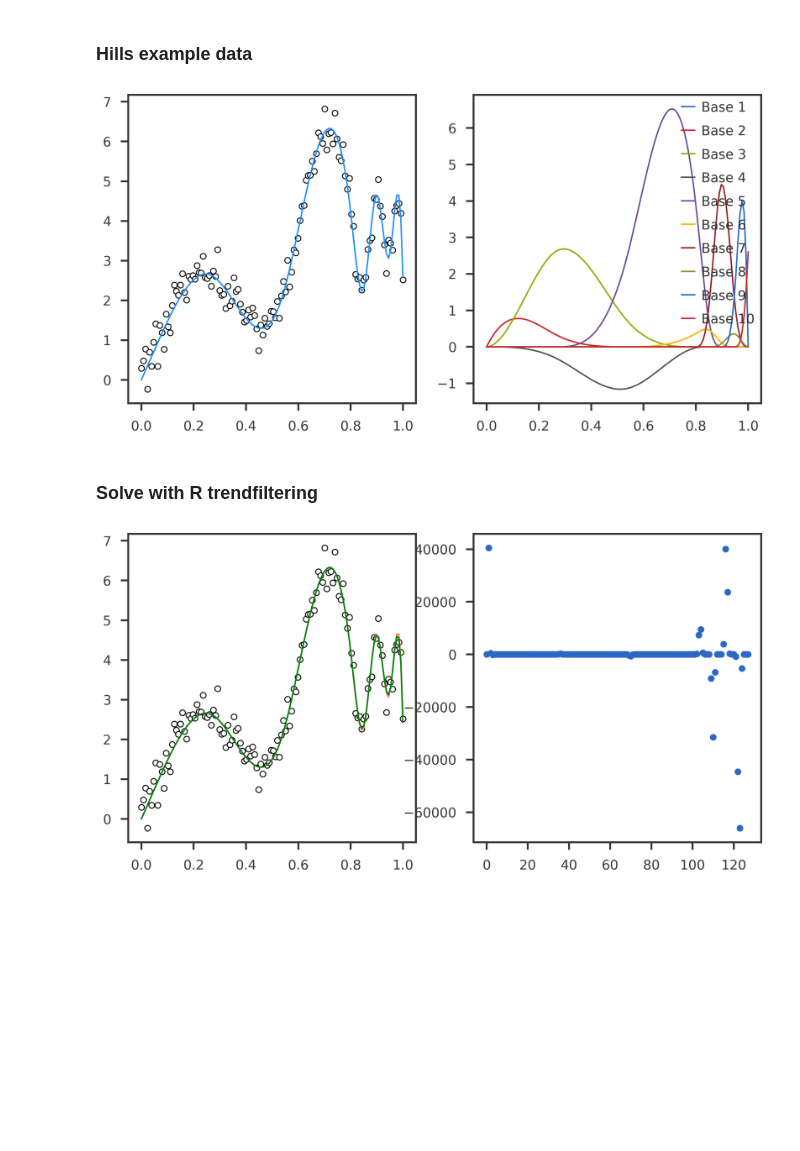
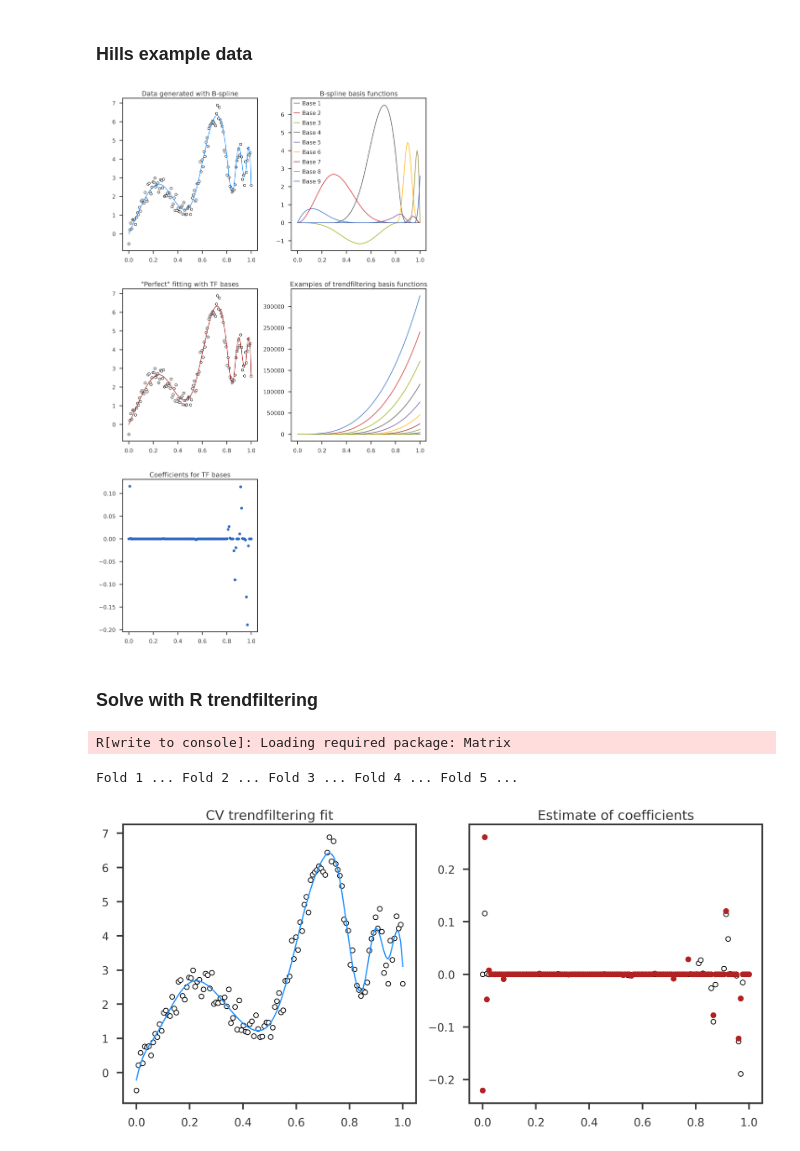
Before and after one commit to banskt/mr-ash-pen-workspace, a Jupyter notebook: notebooks/trendfiltering_examples/understanding_splines_bases.ipynb, the cells around one changed output. Saved outputs shown, nothing was run; the diff lists cells and outputs as text; code cells hidden in the pictures; blank space fills up the shorter version.

Commit message:
comparison of basis functions

```diff
--- a/notebooks/trendfiltering_examples/understanding_splines_bases.ipynb
+++ b/notebooks/trendfiltering_examples/understanding_splines_bases.ipynb
@@ -156,40 +214,70 @@ kleft = 2
 kright = 4
 nknots = kleft + kright
 std = 0.3
 
+np.random.seed(100)
+
 '''
 An order m spline with K knots is defined by K + m basis functions.
+Since we are not using intercept, it reduces to K + m - 1 basis functions.
 '''
 if degree == 0:
-    btrue = np.array([0.0, 4.5, -1.9, 10.4, 0.6, 6.7, 0.6])
+    btrue = np.array([4.5, -1.9, 10.4, 0.6, 6.7, 0.6])
 elif degree == 1:
-    btrue = np.array([0.0, -1.3, 4.5, -1.9, 10.4, 0.6, 6.7, 0.6])
+    btrue = np.array([-1.3, 4.5, -1.9, 10.4, 0.6, 6.7, 0.6])
 elif degree == 3:
-    btrue = np.array([0.0, 1.3, 4.5, -1.9, 10.4, 0.6, 6.7, 0.6, 6.7, 2.6])
+    btrue = np.array([1.3, 4.5, -1.9, 10.4, 0.6, 6.7, 0.6, 6.7, 2.6])
 
 xmin = 0
 xmax = 1
 xsep = 0.8
 x = np.linspace(xmin, xmax, n)
 left_knots = np.linspace(xmin, xsep, kleft+2)[1:-1]
 right_knots = np.linspace(xsep, xmax, kright+1)[:-1]
 knots = np.concatenate((left_knots, right_knots))
-bspline_bases = patsy.bs(x, knots = knots, degree = degree, include_intercept=True)
+bspline_bases = patsy.bs(x, knots = knots, degree = degree, include_intercept=False)
+tf_bases = trendfiltering_basis(n, degree)
+tf_bases_inv = trendfiltering_basis_inverse(n, degree)
 
 y = np.dot(bspline_bases, btrue) + np.random.normal(0, std, size = n)
 
-fig = plt.figure(figsize = (12, 6))
-ax1 = fig.add_subplot(121)
-ax2 = fig.add_subplot(122)
+fig = plt.figure(figsize = (12, 20))
+nrow = 3
+ncol = 2
+ax1 = fig.add_subplot(nrow, ncol, 1)
+ax2 = fig.add_subplot(nrow, ncol, 2)
+ax3 = fig.add_subplot(nrow, ncol, 3)
+ax4 = fig.add_subplot(nrow, ncol, 4)
+ax5 = fig.add_subplot(nrow, ncol, 5)
 
 ax1.scatter(x, y, edgecolor = 'black', facecolor = 'white')
 ax1.plot(x, np.dot(bspline_bases, btrue), color = 'dodgerblue')
+ax1.set_title("Data generated with B-spline")
 #ax1.plot(x, bspline_bases * btrue, alpha = 0.1)
 for i in range(bspline_bases.shape[1]):
     ax2.plot(x, bspline_bases[:, i] * btrue[i], label = f'Base {i+1}')
 ax2.legend()
+ax2.set_title("B-spline basis functions")
+
+ztrue = np.dot(tf_bases_inv, np.dot(bspline_bases, btrue))
+ax3.scatter(x, y, edgecolor = 'black', facecolor = 'white')
+ax3.plot(x, np.dot(tf_bases, ztrue), color = 'firebrick')
+ax3.set_title("\"Perfect\" fitting with TF bases")
+
+for i in range(degree+1, n, int(n/10)):
+    ax4.plot(x, tf_bases[:, i], label = f"{i}")
+#ax1.legend()
+ax4.set_title("Examples of trendfiltering basis functions")
+
+ax5.scatter(x, ztrue)
+ax5.set_title("Coefficients for TF bases")
+
+#subplots_adjust(left=None, bottom=None, right=None, top=None, wspace=None, hspace=None)
+
+plt.tight_layout()
+plt.subplots_adjust(hspace = 0.25)
 plt.show()
 # %% [output]
-[figure, old version]
+[figure, new version]
 # %% [markdown]
 ### Solve with R trendfiltering
@@ -267,13 +284,25 @@ T_bases[:, :dmatch] = H_bases1[:, :dmatch]
+# %%
+from mrashpen.utils import R_trendfilter
+tf_y, tf_fit = R_trendfilter.fit(y, order = degree)
+# %% [output]
+R[write to console]: Loading required package: Matrix
+Fold 1 ... Fold 2 ... Fold 3 ... Fold 4 ... Fold 5 ...
 # %%
+bhat  = np.dot(tf_bases_inv, tf_y)
+
 fig = plt.figure(figsize = (12, 6))
 ax1 = fig.add_subplot(121)
 ax2 = fig.add_subplot(122)
 
 ax1.scatter(x, y, edgecolor = 'black', facecolor = 'white')
-ax1.plot(x, np.dot(H_bases1, ztrue), color = 'dodgerblue')
-ax1.plot(x, np.dot(H_bases2, ztrue), color = 'salmon')
-ax1.plot(x, np.dot(T_bases, ztrue), color = 'green')
-ax2.scatter(np.arange(n), ztrue)
+ax1.plot(x, tf_y, color = 'dodgerblue', label = 'Genlasso')
+ax1.set_title("CV trendfiltering fit")
+
+ax2.scatter(x, ztrue, edgecolor = 'black', facecolor = 'white')
+ax2.scatter(x, bhat, s = 40, color = 'firebrick')
+ax2.set_title("Estimate of coefficients")
+
+plt.tight_layout()
 plt.show()
 # %% [output]
-[figure, old version]
+[figure, new version]
```
Also changed, not shown: parts of 17 cells of this notebook, 4 other files.
